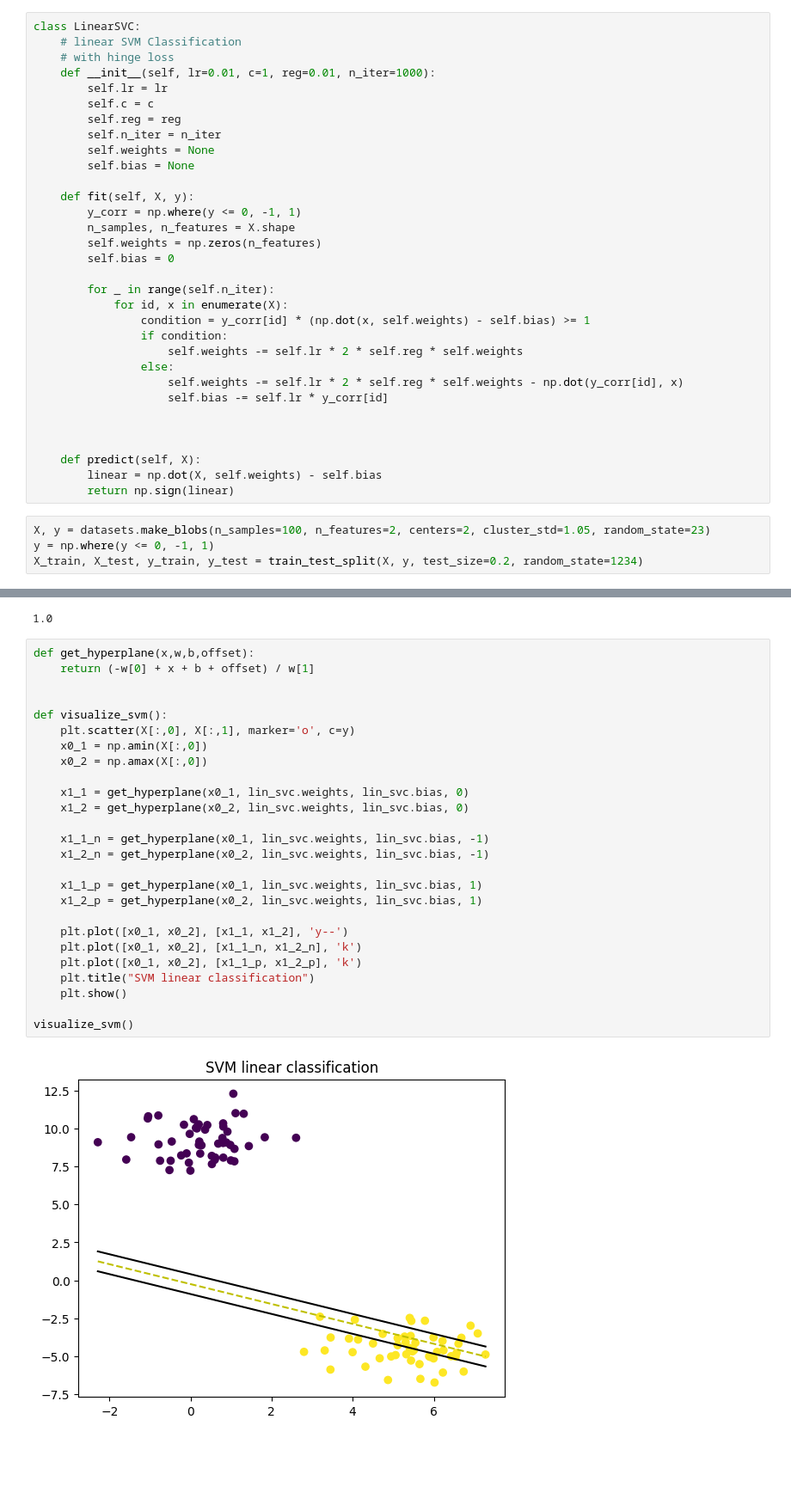
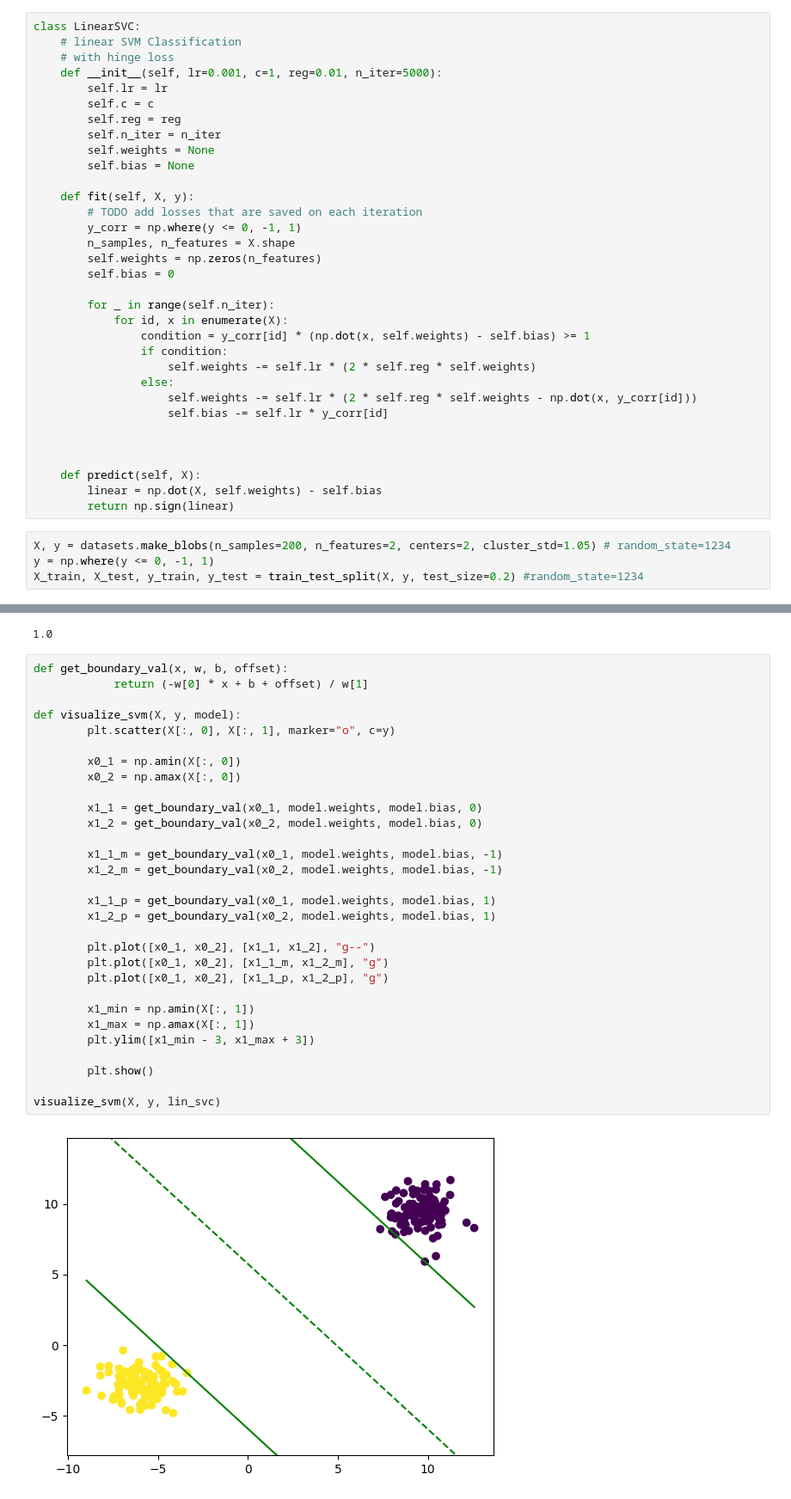
Before and after one commit to katie-hofschen/ml_from_scratch, a Jupyter notebook: SVM.ipynb, the cells around one changed output, grey strips where cells are left out. Shown at 86% size. Drawn from its saved outputs; the diff is of its cells as text; blank space fills up the shorter version.

Commit message:
Fixed visualization of SVM and margins

```diff
--- a/SVM.ipynb
+++ b/SVM.ipynb
@@ -38,7 +38,7 @@ Task find the w and b that make the margin as wide as possible. This can be achi
 class LinearSVC:
     # linear SVM Classification
     # with hinge loss
-    def __init__(self, lr=0.01, c=1, reg=0.01, n_iter=1000):
+    def __init__(self, lr=0.001, c=1, reg=0.01, n_iter=5000):
         self.lr = lr
         self.c = c
         self.reg = reg
@@ -47,6 +47,7 @@ class LinearSVC:
         self.bias = None
 
     def fit(self, X, y):
+        # TODO add losses that are saved on each iteration
         y_corr = np.where(y <= 0, -1, 1)
         n_samples, n_features = X.shape
         self.weights = np.zeros(n_features)
@@ -56,9 +57,9 @@ class LinearSVC:
             for id, x in enumerate(X):
                 condition = y_corr[id] * (np.dot(x, self.weights) - self.bias) >= 1
                 if condition:
-                    self.weights -= self.lr * 2 * self.reg * self.weights
+                    self.weights -= self.lr * (2 * self.reg * self.weights)
                 else:
-                    self.weights -= self.lr * 2 * self.reg * self.weights - np.dot(y_corr[id], x)
+                    self.weights -= self.lr * (2 * self.reg * self.weights - np.dot(x, y_corr[id]))
                     self.bias -= self.lr * y_corr[id]
 
 
@@ -67,9 +68,9 @@ class LinearSVC:
         linear = np.dot(X, self.weights) - self.bias
         return np.sign(linear)
 # %%
-X, y = datasets.make_blobs(n_samples=100, n_features=2, centers=2, cluster_std=1.05, random_state=23)
+X, y = datasets.make_blobs(n_samples=200, n_features=2, centers=2, cluster_std=1.05) # random_state=1234
 y = np.where(y <= 0, -1, 1)
-X_train, X_test, y_train, y_test = train_test_split(X, y, test_size=0.2, random_state=1234)
+X_train, X_test, y_train, y_test = train_test_split(X, y, test_size=0.2) #random_state=1234
 # %%
 lin_svc = LinearSVC()
 lin_svc.fit(X_train,y_train)
@@ -79,33 +80,37 @@ accuracy(predicted, y_test)
 # %% [output]
 1.0
 # %%
-def get_hyperplane(x,w,b,offset):
-    return (-w[0] + x + b + offset) / w[1]
+def get_boundary_val(x, w, b, offset):
+            return (-w[0] * x + b + offset) / w[1]
 
+def visualize_svm(X, y, model):
+        plt.scatter(X[:, 0], X[:, 1], marker="o", c=y)
 
-def visualize_svm():
-    plt.scatter(X[:,0], X[:,1], marker='o', c=y)
-    x0_1 = np.amin(X[:,0])
-    x0_2 = np.amax(X[:,0])
+        x0_1 = np.amin(X[:, 0])
+        x0_2 = np.amax(X[:, 0])
 
-    x1_1 = get_hyperplane(x0_1, lin_svc.weights, lin_svc.bias, 0)
-    x1_2 = get_hyperplane(x0_2, lin_svc.weights, lin_svc.bias, 0)
+        x1_1 = get_boundary_val(x0_1, model.weights, model.bias, 0)
+        x1_2 = get_boundary_val(x0_2, model.weights, model.bias, 0)
 
-    x1_1_n = get_hyperplane(x0_1, lin_svc.weights, lin_svc.bias, -1)
-    x1_2_n = get_hyperplane(x0_2, lin_svc.weights, lin_svc.bias, -1)
+        x1_1_m = get_boundary_val(x0_1, model.weights, model.bias, -1)
+        x1_2_m = get_boundary_val(x0_2, model.weights, model.bias, -1)
 
-    x1_1_p = get_hyperplane(x0_1, lin_svc.weights, lin_svc.bias, 1)
-    x1_2_p = get_hyperplane(x0_2, lin_svc.weights, lin_svc.bias, 1)
+        x1_1_p = get_boundary_val(x0_1, model.weights, model.bias, 1)
+        x1_2_p = get_boundary_val(x0_2, model.weights, model.bias, 1)
 
-    plt.plot([x0_1, x0_2], [x1_1, x1_2], 'y--')
-    plt.plot([x0_1, x0_2], [x1_1_n, x1_2_n], 'k')
-    plt.plot([x0_1, x0_2], [x1_1_p, x1_2_p], 'k')
-    plt.title("SVM linear classification")
-    plt.show()
+        plt.plot([x0_1, x0_2], [x1_1, x1_2], "g--")
+        plt.plot([x0_1, x0_2], [x1_1_m, x1_2_m], "g")
+        plt.plot([x0_1, x0_2], [x1_1_p, x1_2_p], "g")
 
-visualize_svm()
+        x1_min = np.amin(X[:, 1])
+        x1_max = np.amax(X[:, 1])
+        plt.ylim([x1_min - 3, x1_max + 3])
+
+        plt.show()
+
+visualize_svm(X, y, lin_svc)
 # %% [output]
-[figure, old version]
+[figure, new version]
 # %%
 class LinearSVR:
     # linear SVM Regression
```
Also changed, not shown: parts of 1 cell of this notebook.
